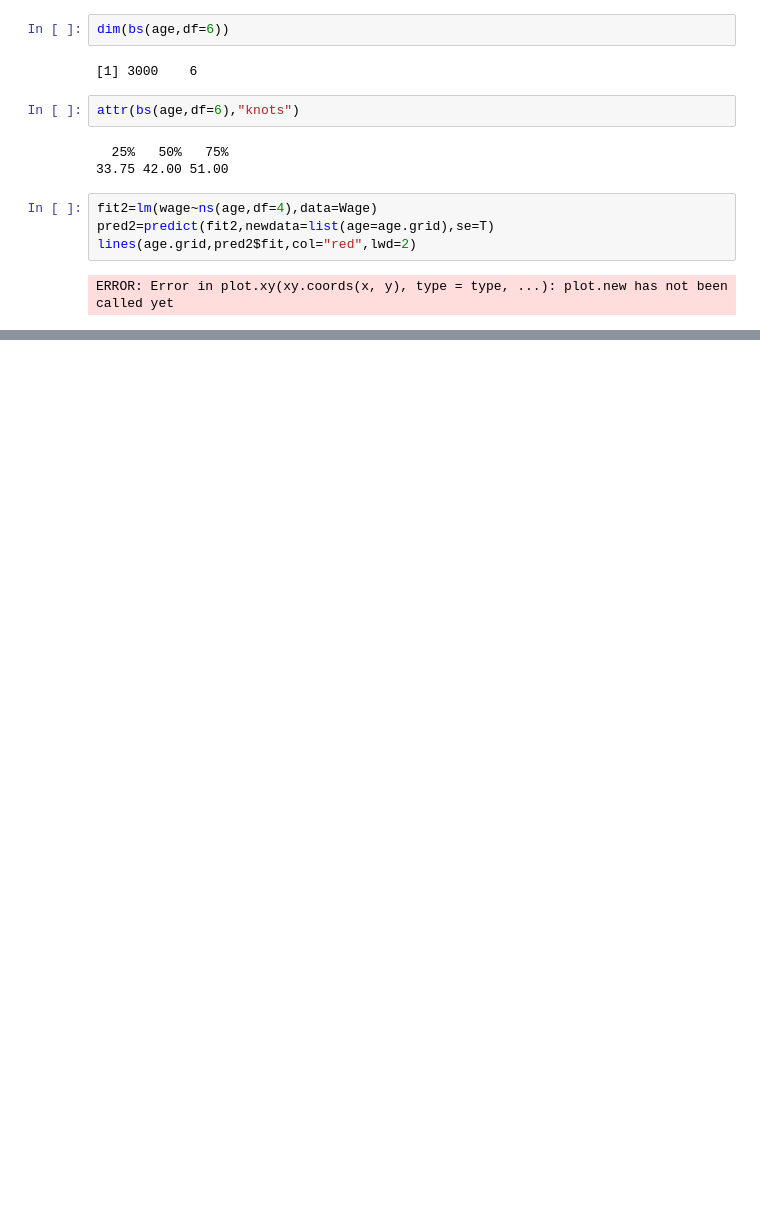
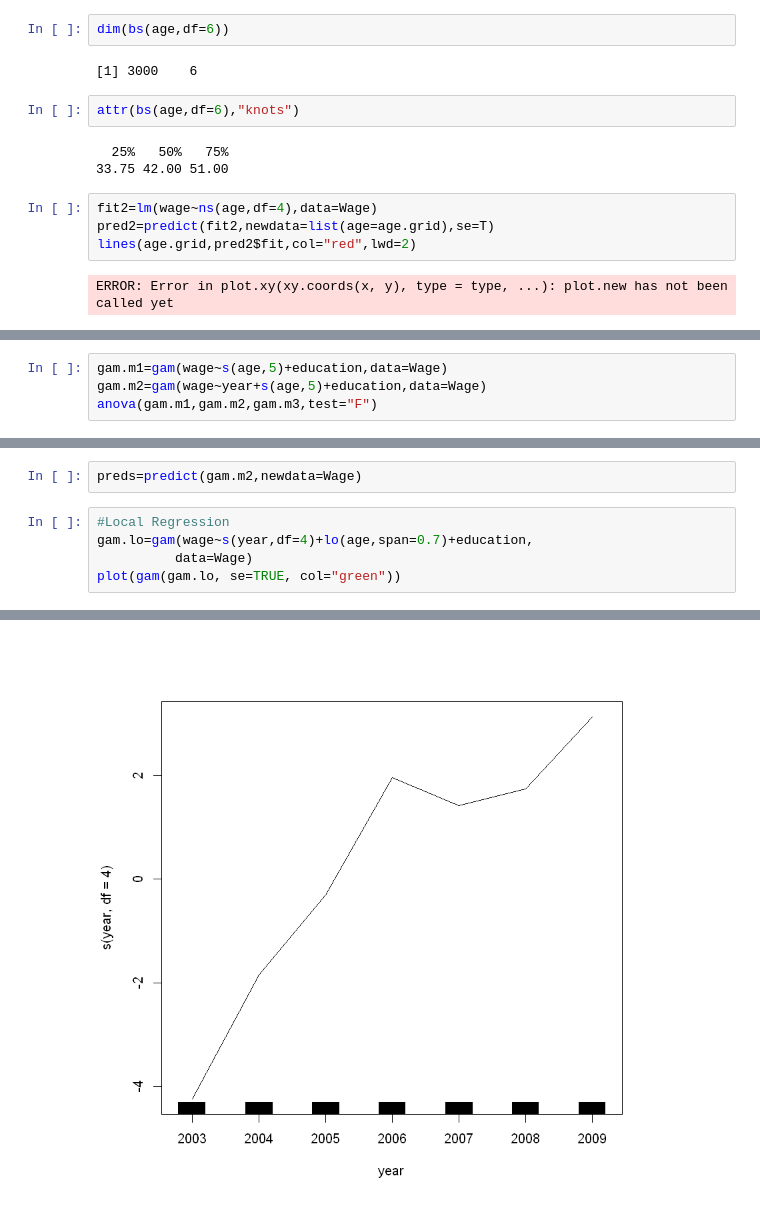
Before and after one commit to YMandCL/Learning-R, a Jupyter notebook: Lab Non-Linear Modeling.ipynb, the cells around one changed output, grey strips where cells are left out. Saved outputs shown, nothing was run; the diff lists cells and outputs as text; blank space fills up the shorter version.

```diff
--- a/Lab Non-Linear Modeling.ipynb
+++ b/Lab Non-Linear Modeling.ipynb
@@ -208,0 +273,4 @@ ERROR: Error in plot.xy(xy.coords(x, y), type = type, ...): plot.new has not bee
+# %%
+gam.m1=gam(wage~s(age,5)+education,data=Wage)
+gam.m2=gam(wage~year+s(age,5)+education,data=Wage)
+anova(gam.m1,gam.m2,gam.m3,test="F")
@@ -208,0 +311,8 @@ ERROR: Error in plot.xy(xy.coords(x, y), type = type, ...): plot.new has not bee
+# %%
+preds=predict(gam.m2,newdata=Wage)
+# %%
+#Local Regression
+gam.lo=gam(wage~s(year,df=4)+lo(age,span=0.7)+education,
+          data=Wage)
+plot(gam(gam.lo, se=TRUE, col="green"))
+# %% [output]
@@ -208,0 +322 @@ ERROR: Error in plot.xy(xy.coords(x, y), type = type, ...): plot.new has not bee
+[figure, added]
```
Also changed, not shown: parts of 21 cells of this notebook.
